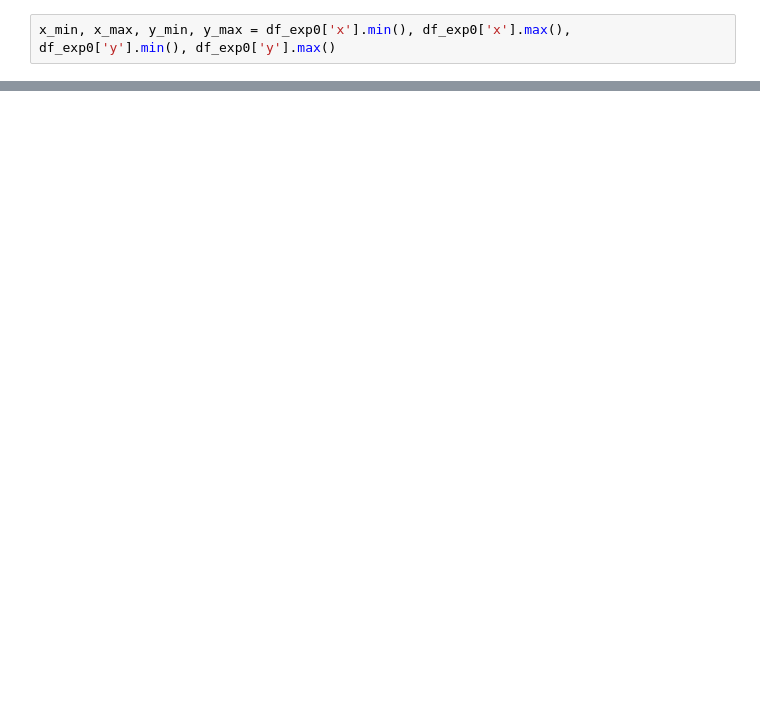
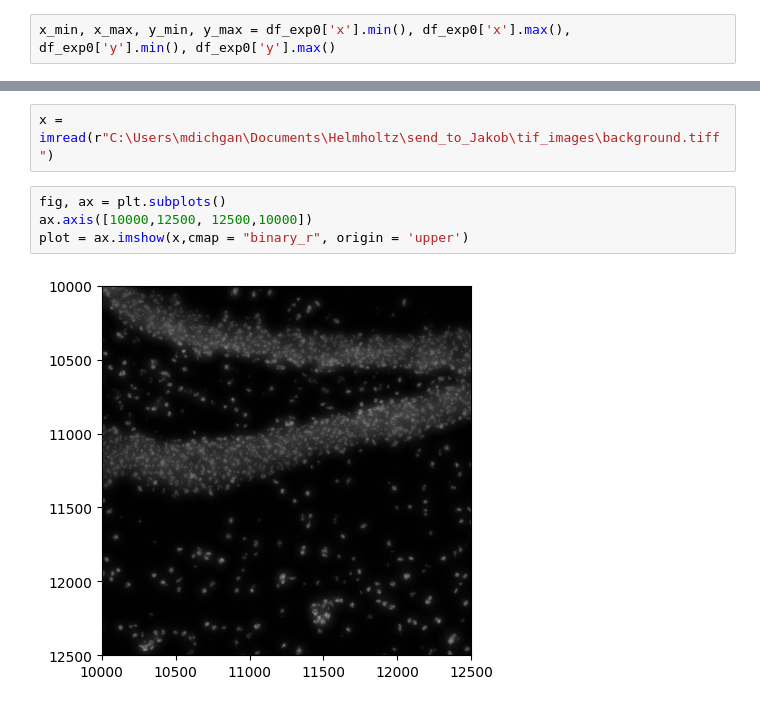
Before and after one commit to j-dichgans/my_txsim, a Jupyter notebook: metric_local.ipynb, the cells around one changed output, grey strips where cells are left out. Drawn from its saved outputs; the diff is of its cells as text; blank space fills up the shorter version.

```diff
--- a/metric_local.ipynb
+++ b/metric_local.ipynb
@@ -274,0 +376,8 @@ wrong_spot_density(df_exp0,10000,12500,10000,12500,image=None,bins = 20)
+# %%
+x = imread(r"C:\Users\mdichgan\Documents\Helmholtz\send_to_Jakob\tif_images\background.tiff")
+# %%
+fig, ax = plt.subplots()
+ax.axis([10000,12500, 12500,10000])
+plot = ax.imshow(x,cmap = "binary_r", origin = 'upper')
+# %% [output]
+[figure, added]
```
Also changed, not shown: parts of 14 cells of this notebook.
